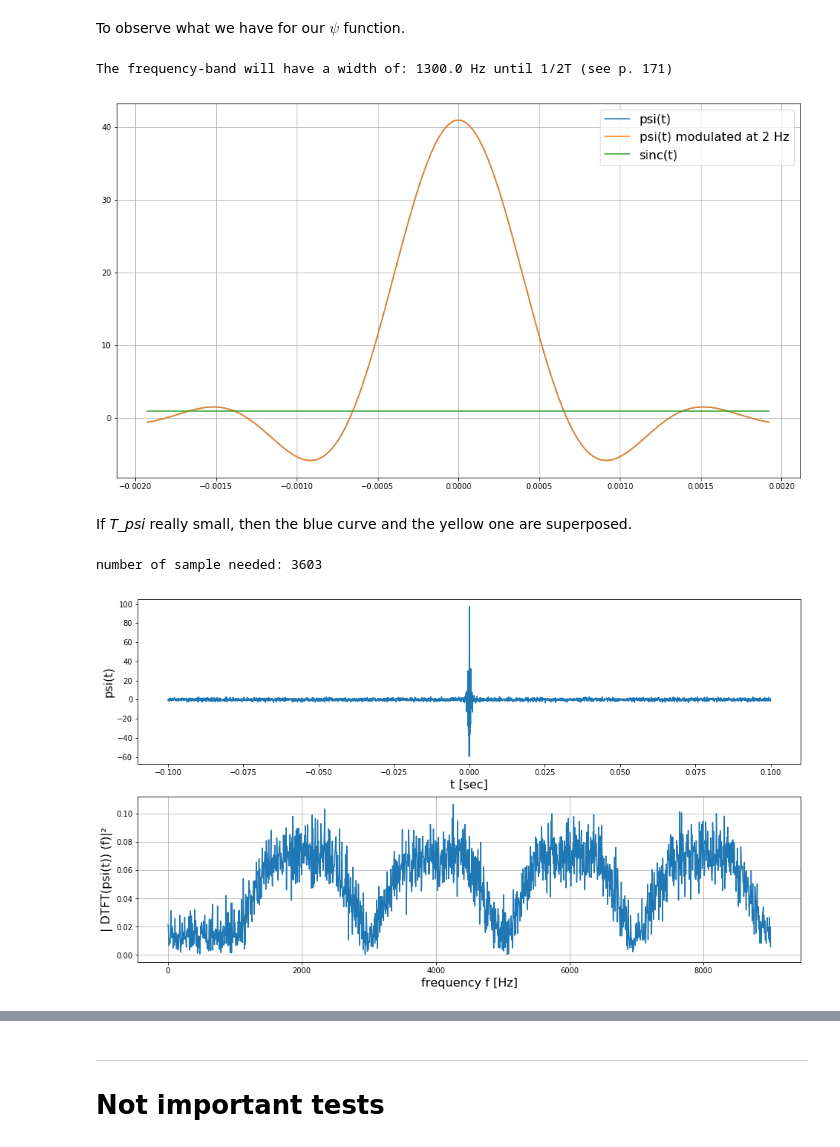
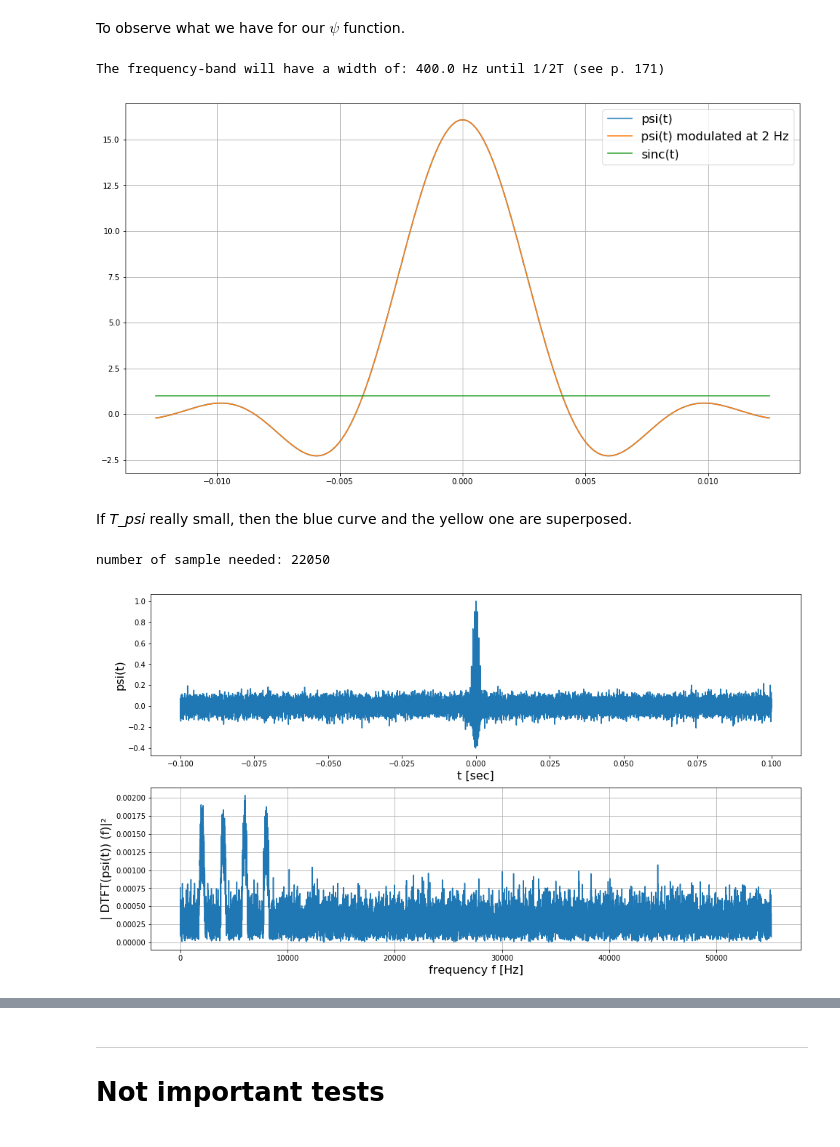
Before and after one commit to Dreyvor/Project_PDC, a Jupyter notebook: signal_conception.ipynb, the cells around one changed output, grey strips where cells are left out. Cells and saved outputs as stored; diff of their text form; code cells hidden in the pictures.

```diff
--- a/signal_conception.ipynb
+++ b/signal_conception.ipynb
@@ -41,7 +39,8 @@ from matplotlib import pyplot as plt
 To observe what we have for our $\psi$ function.
 # %%
 beta = 1/2.0
-T_psi = 1/1300 # we want it small (try to play with and see) but be careful aliasing when we add 4 modulated version of it
+#T_psi : good values begin at 1/400 and its better if we
+T_psi = 1/400.0 # we want it small (try to play with and see) but be careful aliasing when we add 4 modulated version of it
 print("The frequency-band will have a width of:",1/T_psi,"Hz until 1/2T (see p. 171)")
 
 def psi(t):
@@ -63,7 +62,7 @@ def psi(t):
 
     return res
 # %% [output]
-The frequency-band will have a width of: 1300.0 Hz until 1/2T (see p. 171)
+The frequency-band will have a width of: 400.0 Hz until 1/2T (see p. 171)
 # %%
 t = np.linspace(start=-5*T_psi/(4*beta), stop=5*T_psi/(4*beta), num = 1000)
 freq = 2
@@ -74,7 +73,7 @@ plt.legend(["psi(t)", "psi(t) modulated at " + str(freq) + " Hz", "sinc(t)"], fo
 plt.grid()
 plt.show()
 # %% [output]
-[figure, old version]
+[figure, new version]
 # %% [markdown]
 If *T_psi* really small, then the blue curve and the yellow one are superposed.
 # %%
@@ -83,7 +82,9 @@ If *T_psi* really small, then the blue curve and the yellow one are superposed.
 #############################################
 
 ff = 2000 # frequency of the signal in Hz
-Fs = 8.0 * ff + (1.55/T_psi)  # sampling rate /!\ Choose a factor which respect the sampling theorem (>=2*4 + a little bit to avoid aliasing in freq domain)
+#Fs = 8.0 * ff + (1.55/T_psi)  # sampling rate /!\ Choose a factor which respect the sampling theorem (>=2*4 + a little bit to avoid aliasing in freq domain)
+oversampling_factor = 5
+Fs= oversampling_factor * 22050 #Don't change, it 's fixed in the pdf
 Ts = 1.0/Fs # sampling interval
 time_interval = 0.1
 t = np.arange(-time_interval, time_interval, Ts) # time vector
@@ -93,34 +94,42 @@ y_base = amplitude * psi(t)
 
 # Modulate our signal
 y = y_base * np.cos(2*np.pi*ff*t) + y_base * np.cos(2*2*np.pi*ff*t) + y_base * np.cos(3*2*np.pi*ff*t) + y_base * np.cos(4*2*np.pi*ff*t)
 
+#Try solution to compensate the clip between [-1,1]
+ymax = np.max(y)
+y /= ymax
+
+#clip values to [-1,1] (thanks PDF...)
+y = np.where(y > 1, 1, y)
+y = np.where(y < -1, -1, y)
+
 # Add gaussian noise
 n = len(y) # length of the signal
 print("number of sample needed:",n)
-y = y + np.random.normal(0, 1, n)
+y = y + np.random.normal(0, 0.05, n)
 
 k = np.arange(n)
 T = n/Fs
 frq = k/T # two sides frequency range
 frq = frq[range(n // 2)] # one side frequency range (7 = 3*2+1 ==> 7//2 = 6//2 = 3)
 
 Y = np.fft.fft(y)/n # fft computing and normalization
 Y = Y[range(n // 2)]
 
 
 # Plot
 plt.figure(figsize=(16,9))
 plt.subplot(211)
 plt.plot(t,y)
 plt.xlabel("t [sec]",fontsize=16)
 plt.ylabel("psi(t)",fontsize=16)
 plt.subplot(212)
 plt.plot(frq, np.abs(Y))
 plt.xlabel("frequency f [Hz]",fontsize=16)
 plt.ylabel("| DTFT(psi(t)) (f)|²",fontsize=16)
 plt.grid()
 plt.show()
 # %% [output]
-number of sample needed: 3603
+number of sample needed: 22050
-[figure, old version]
+[figure, new version]
 # %%
```
Also changed, not shown: parts of 4 cells of this notebook.
